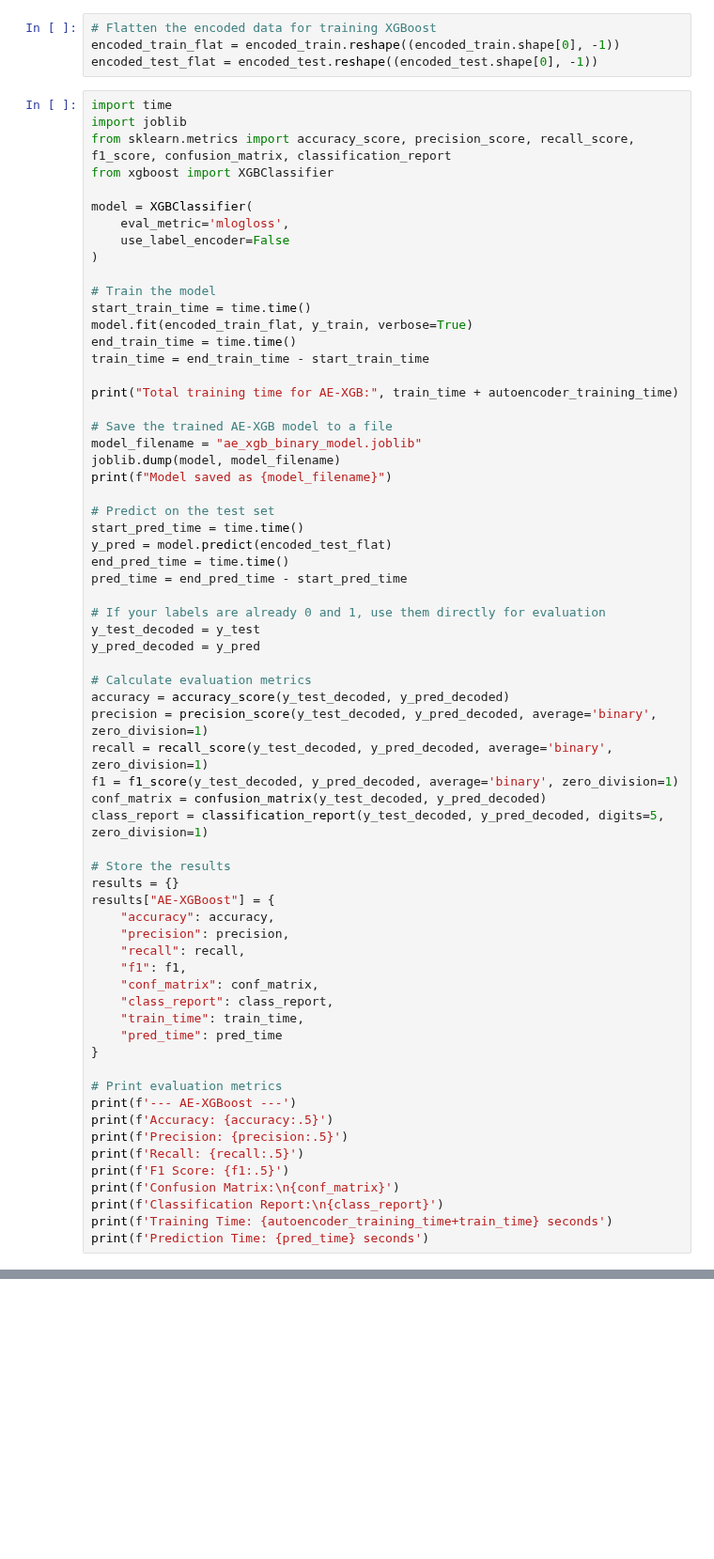
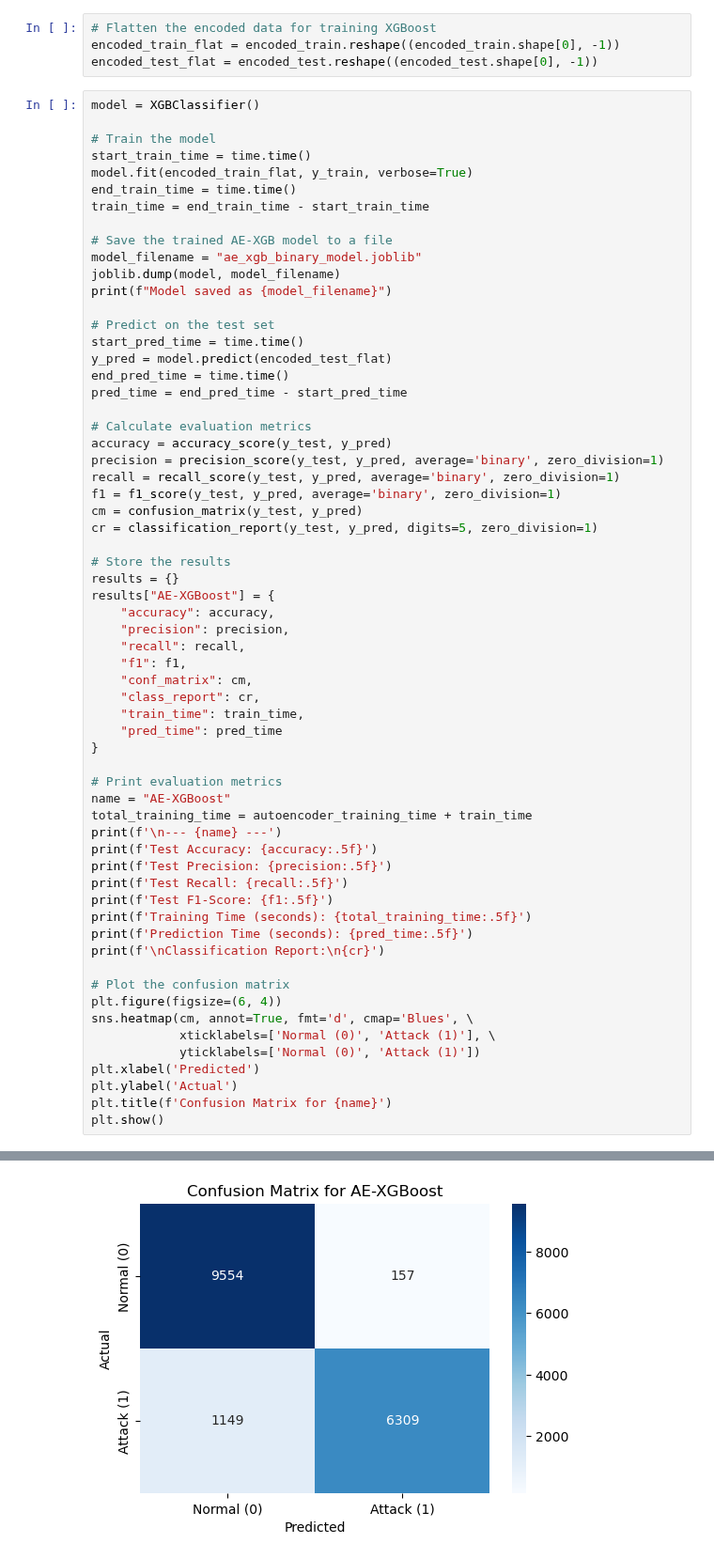
Before and after one commit to luisdavidgarcia/DDoS-Hybrid-Detection-System, a Jupyter notebook: notebooks/results_nsl-kdd_binary.ipynb, the cells around one changed output, grey strips where cells are left out. Shown at 94% size. Saved outputs shown, nothing was run; the diff lists cells and outputs as text; blank space fills up the shorter version.

```diff
--- a/notebooks/results_nsl-kdd_binary.ipynb
+++ b/notebooks/results_nsl-kdd_binary.ipynb
@@ -948,23 +1134,13 @@ encoder.save('encoder_model.keras')
 encoded_train_flat = encoded_train.reshape((encoded_train.shape[0], -1))
 encoded_test_flat = encoded_test.reshape((encoded_test.shape[0], -1))
 # %%
-import time
-import joblib
-from sklearn.metrics import accuracy_score, precision_score, recall_score, f1_score, confusion_matrix, classification_report
-from xgboost import XGBClassifier
-
-model = XGBClassifier(
-    eval_metric='mlogloss',
-    use_label_encoder=False
-)
+model = XGBClassifier()
 
 # Train the model
 start_train_time = time.time()
 model.fit(encoded_train_flat, y_train, verbose=True)
 end_train_time = time.time()
 train_time = end_train_time - start_train_time
-
-print("Total training time for AE-XGB:", train_time + autoencoder_training_time)
 
 # Save the trained AE-XGB model to a file
 model_filename = "ae_xgb_binary_model.joblib"
@@ -977,17 +1153,13 @@ y_pred = model.predict(encoded_test_flat)
 end_pred_time = time.time()
 pred_time = end_pred_time - start_pred_time
 
-# If your labels are already 0 and 1, use them directly for evaluation
-y_test_decoded = y_test
-y_pred_decoded = y_pred
-
 # Calculate evaluation metrics
-accuracy = accuracy_score(y_test_decoded, y_pred_decoded)
-precision = precision_score(y_test_decoded, y_pred_decoded, average='binary', zero_division=1)
-recall = recall_score(y_test_decoded, y_pred_decoded, average='binary', zero_division=1)
-f1 = f1_score(y_test_decoded, y_pred_decoded, average='binary', zero_division=1)
-conf_matrix = confusion_matrix(y_test_decoded, y_pred_decoded)
-class_report = classification_report(y_test_decoded, y_pred_decoded, digits=5, zero_division=1)
+accuracy = accuracy_score(y_test, y_pred)
+precision = precision_score(y_test, y_pred, average='binary', zero_division=1)
+recall = recall_score(y_test, y_pred, average='binary', zero_division=1)
+f1 = f1_score(y_test, y_pred, average='binary', zero_division=1)
+cm = confusion_matrix(y_test, y_pred)
+cr = classification_report(y_test, y_pred, digits=5, zero_division=1)
 
 # Store the results
 results = {}
@@ -996,20 +1168,31 @@ results["AE-XGBoost"] = {
     "precision": precision,
     "recall": recall,
     "f1": f1,
-    "conf_matrix": conf_matrix,
-    "class_report": class_report,
+    "conf_matrix": cm,
+    "class_report": cr,
     "train_time": train_time,
     "pred_time": pred_time
 }
 
 # Print evaluation metrics
-print(f'--- AE-XGBoost ---')
-print(f'Accuracy: {accuracy:.5}')
-print(f'Precision: {precision:.5}')
-print(f'Recall: {recall:.5}')
-print(f'F1 Score: {f1:.5}')
-print(f'Confusion Matrix:\n{conf_matrix}')
-print(f'Classification Report:\n{class_report}')
-print(f'Training Time: {autoencoder_training_time+train_time} seconds')
-print(f'Prediction Time: {pred_time} seconds')
+name = "AE-XGBoost"
+total_training_time = autoencoder_training_time + train_time
+print(f'\n--- {name} ---')
+print(f'Test Accuracy: {accuracy:.5f}')
+print(f'Test Precision: {precision:.5f}')
+print(f'Test Recall: {recall:.5f}')
+print(f'Test F1-Score: {f1:.5f}')
+print(f'Training Time (seconds): {total_training_time:.5f}')
+print(f'Prediction Time (seconds): {pred_time:.5f}')
+print(f'\nClassification Report:\n{cr}')
+
+# Plot the confusion matrix
+plt.figure(figsize=(6, 4))
+sns.heatmap(cm, annot=True, fmt='d', cmap='Blues', \
+            xticklabels=['Normal (0)', 'Attack (1)'], \
+            yticklabels=['Normal (0)', 'Attack (1)'])
+plt.xlabel('Predicted')
+plt.ylabel('Actual')
+plt.title(f'Confusion Matrix for {name}')
+plt.show()
 # %% [output]
@@ -1032,0 +1218 @@ Prediction Time: 0.004305124282836914 seconds
+[figure, added]
```
Also changed, not shown: parts of 47 cells of this notebook.
